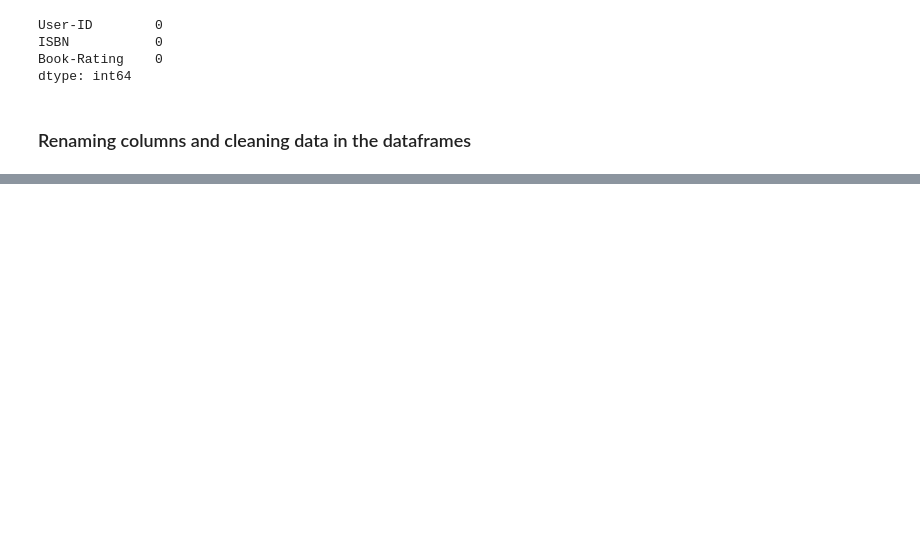
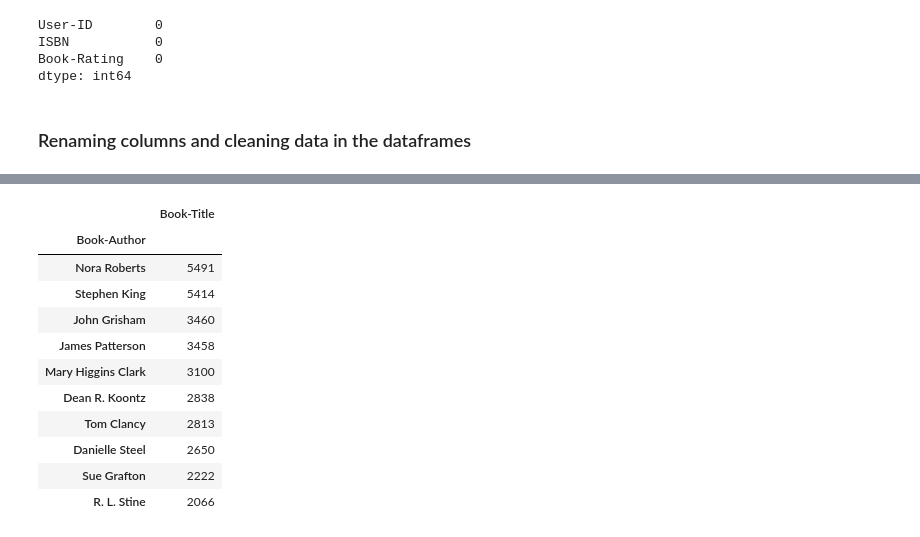
Before and after one commit to laveshjain11/CMPE-255, a Jupyter notebook: data_preprocessing/Untitled.ipynb, the cells around one changed output, grey strips where cells are left out. Cells and saved outputs as stored; diff of their text form; code cells hidden in the pictures; blank space fills up the shorter version.

```diff
--- a/data_preprocessing/Untitled.ipynb
+++ b/data_preprocessing/Untitled.ipynb
@@ -138,0 +196,17 @@ dtype: int64
+# %%
+book_aut = df.groupby('Book-Author')['Book-Title'].count().reset_index().sort_values('Book-Title', ascending=False).head(10).set_index('Book-Author')
+# %%
+book_aut
+# %% [output]
+|  | Book-Title |
+| Book-Author |  |
+| Nora Roberts | 5491 |
+| Stephen King | 5414 |
+| John Grisham | 3460 |
+| James Patterson | 3458 |
+| Mary Higgins Clark | 3100 |
+| Dean R. Koontz | 2838 |
+| Tom Clancy | 2813 |
+| Danielle Steel | 2650 |
+| Sue Grafton | 2222 |
+| R. L. Stine | 2066 |
```
Also changed, not shown: parts of 14 cells of this notebook, 1 other file.
